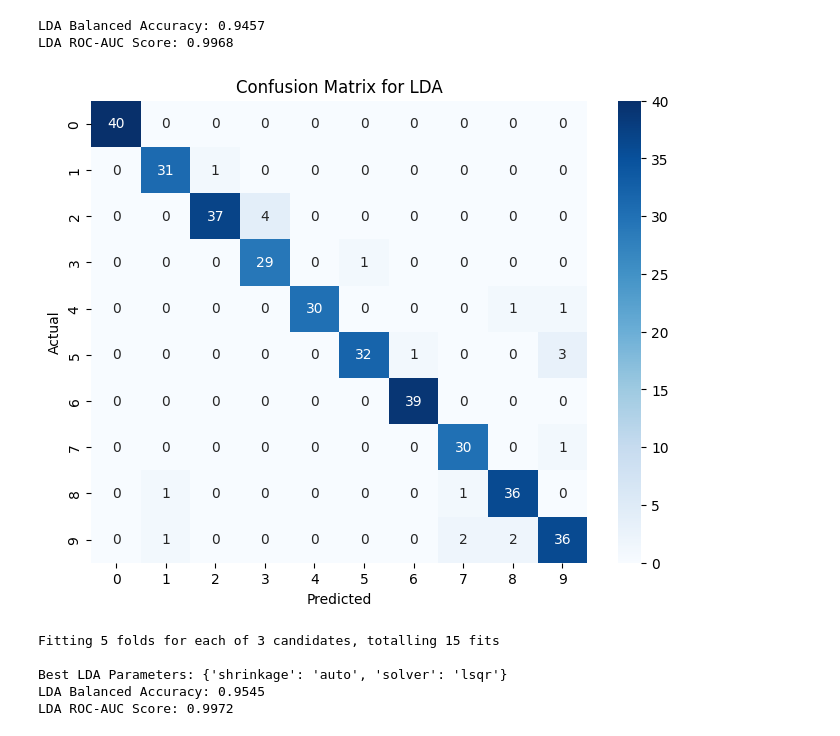
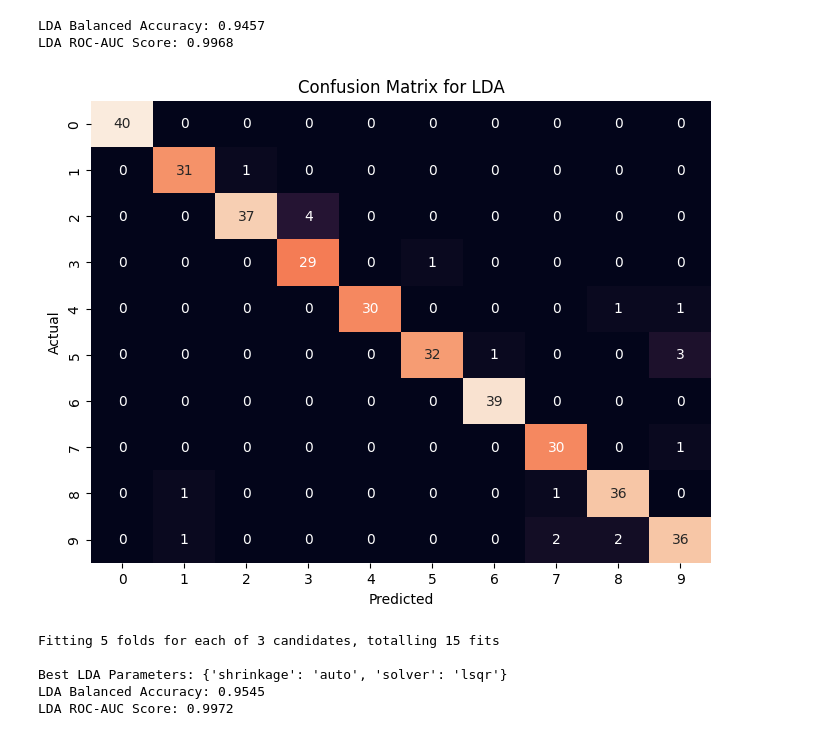
Before and after one commit to reghuramk/ml-group-project, a Jupyter notebook: bhumika/lda.ipynb, the cells around one changed output. Saved outputs shown, nothing was run; the diff lists cells and outputs as text; code cells hidden in the pictures.

```diff
--- a/bhumika/lda.ipynb
+++ b/bhumika/lda.ipynb
@@ -49,14 +49,16 @@ LDA Balanced Accuracy: 0.9457
 LDA ROC-AUC Score: 0.9968
 # %%
 # Confusion Matrix
+cm_lda = confusion_matrix(Y_test, pred_lda)
+
 plt.figure(figsize=(8, 6))
-sns.heatmap(confusion_matrix(Y_test, pred_lda), annot=True, fmt="d", cmap="Blues", xticklabels=digits.target_names, yticklabels=digits.target_names)
+sns.heatmap(cm_lda, annot=True, fmt="d", cbar=False)
 plt.xlabel("Predicted")
 plt.ylabel("Actual")
 plt.title("Confusion Matrix for LDA")
 plt.show()
 # %% [output]
-[figure, old version]
+[figure, new version]
 # %%
 
 # hyperparameter tuning using GridSearchCV
```
Also changed, not shown: parts of 5 cells of this notebook, 7 other files.
